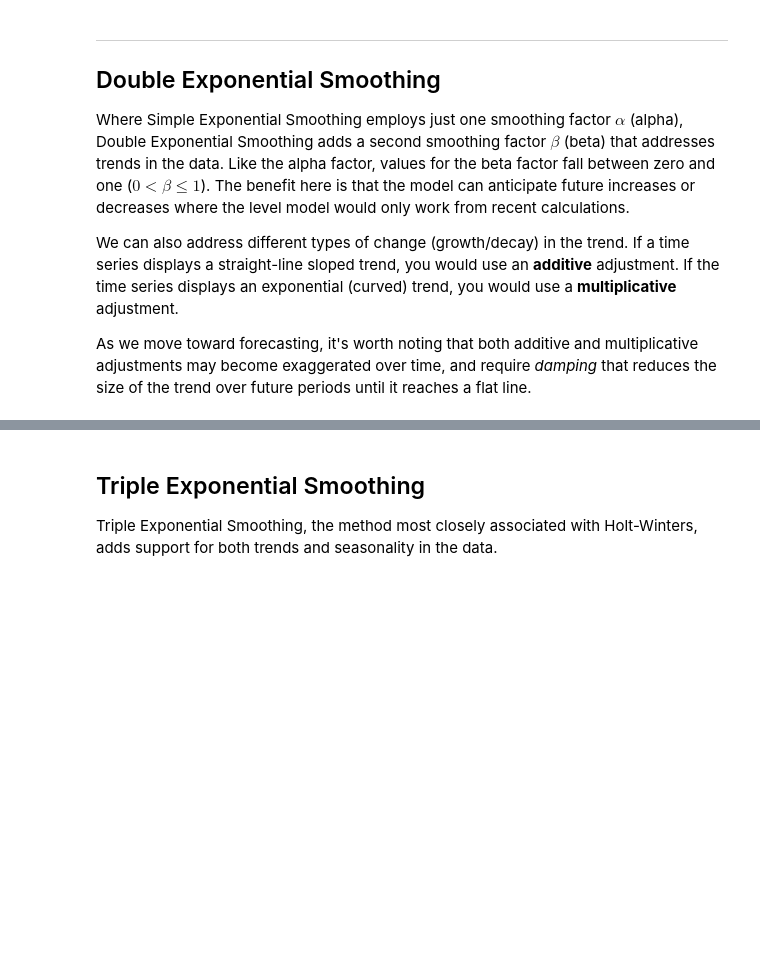
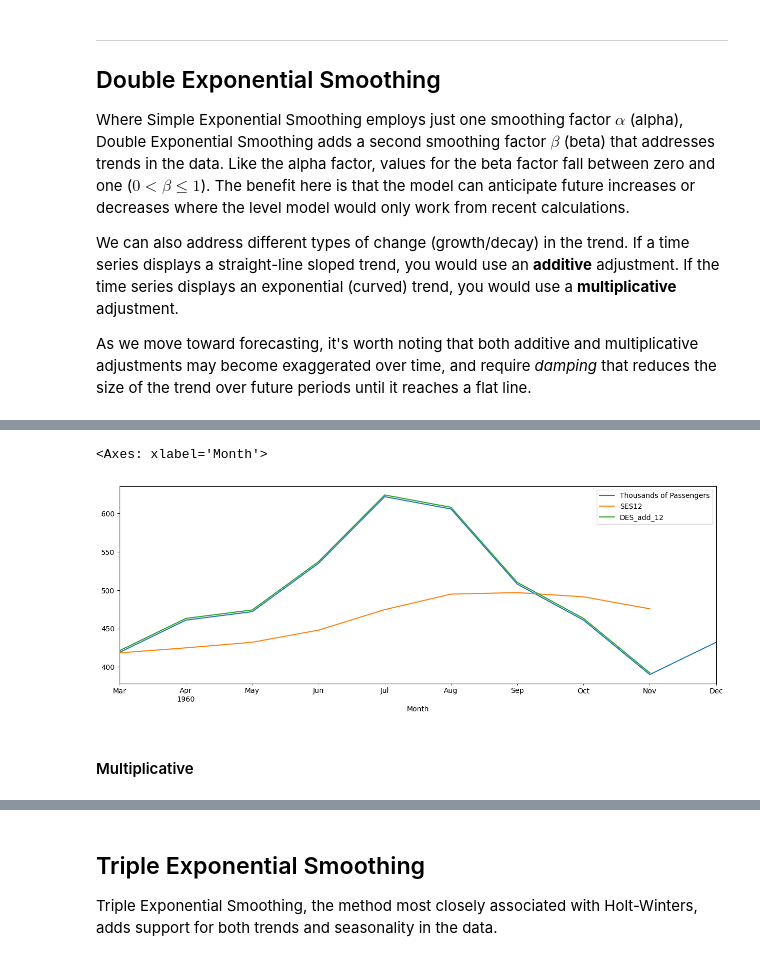
Before and after one commit to ibrahimaltun/udemy-courses, a Jupyter notebook: python-for-time-series-data-analysis/5.TimeSeries_wStatModels.ipynb, the cells around one changed output, grey strips where cells are left out. Drawn from its saved outputs; the diff is of its cells as text; code cells hidden in the pictures; blank space fills up the shorter version.

```diff
--- a/python-for-time-series-data-analysis/5.TimeSeries_wStatModels.ipynb
+++ b/python-for-time-series-data-analysis/5.TimeSeries_wStatModels.ipynb
@@ -461,0 +480,7 @@ As we move toward forecasting, it's worth noting that both additive and multipli
+# %%
+df[['Thousands of Passengers', 'SES12', 'DES_add_12']].iloc[-10:].plot(figsize=(15, 5))
+# %% [output]
+<Axes: xlabel='Month'>
+[figure, added]
+# %% [markdown]
+#### Multiplicative
```
Also changed, not shown: parts of 16 cells of this notebook.
